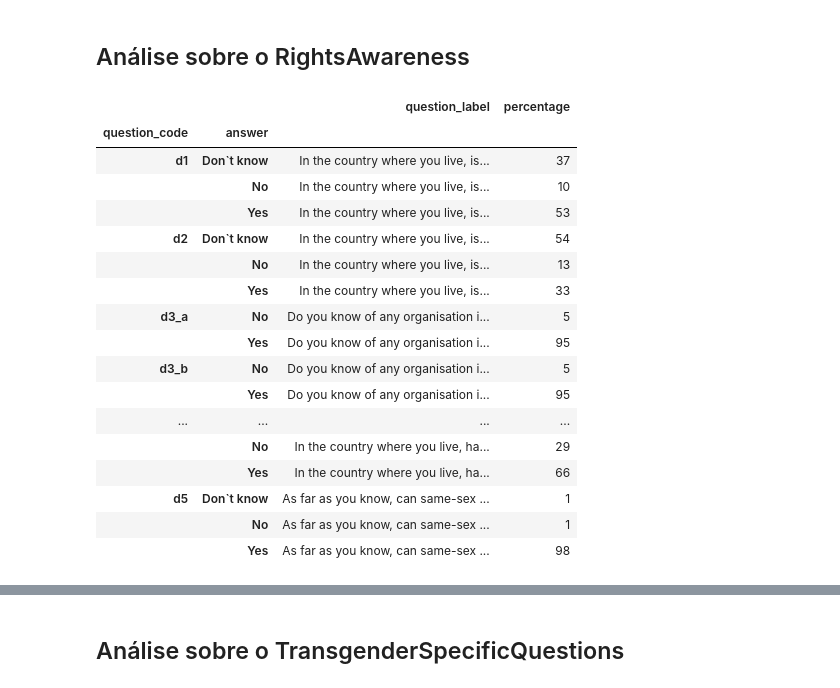
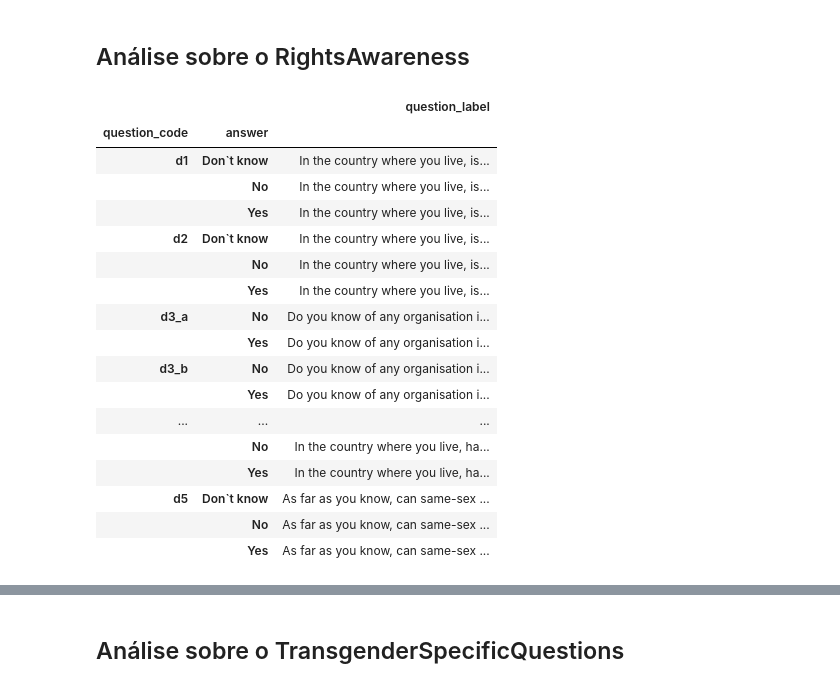
Before and after one commit to gilouzi/Data-Science-LGBT_EU, a Jupyter notebook: Questions_and_Answers.ipynb, the cells around one changed output, grey strips where cells are left out. Drawn from its saved outputs; the diff is of its cells as text; code cells hidden in the pictures.

```diff
--- a/Questions_and_Answers.ipynb
+++ b/Questions_and_Answers.ipynb
@@ -7,10 +7,9 @@ import pandas as pd
 - **Fontes**:
     - https://www.kaggle.com/ruslankl/european-union-lgbt-survey-2012
 # %%
-df_DailyLife = pd.read_csv('./european-union-lgbt-survey-2012/LGBT_Survey_DailyLife.csv')
-df_Discrim = pd.read_csv('./european-union-lgbt-survey-2012/LGBT_Survey_Discrimination.csv')
-df_RightsAwar = pd.read_csv('./european-union-lgbt-survey-2012/LGBT_Survey_RightsAwareness.csv')
-df_SubsetSize = pd.read_csv('./european-union-lgbt-survey-2012/LGBT_Survey_SubsetSize.csv')
-df_TransSpecQ = pd.read_csv('./european-union-lgbt-survey-2012/LGBT_Survey_TransgenderSpecificQuestions.csv')
-df_ViolHaras = pd.read_csv('./european-union-lgbt-survey-2012/LGBT_Survey_ViolenceAndHarassment.csv')
+df_DailyLife = pd.read_csv('./cleaned-survey-data-2012/DailyLife.csv')
+df_Discrim = pd.read_csv('./cleaned-survey-data-2012/Discrimination.csv')
+df_RightsAwar = pd.read_csv('./cleaned-survey-data-2012/RightsAwareness.csv')
+df_TransSpecQ = pd.read_csv('./cleaned-survey-data-2012/TransgenderSpecificQuestions.csv')
+df_ViolHaras = pd.read_csv('./cleaned-survey-data-2012/ViolenceAndHarrassment.csv')
 # %% [markdown]
@@ -18,7 +17,7 @@ df_ViolHaras = pd.read_csv('./european-union-lgbt-survey-2012/LGBT_Survey_Violen
 # %%
 def group_question(df, df_name):
     df_quest = df.copy()
-    df_quest.drop(['CountryCode', 'subset', 'notes'], axis=1, inplace=True)
+    df_quest.drop(['CountryName', 'subset', 'CountryID', 'percentage'], axis=1, inplace=True)
     df_quest = df_quest.groupby(['question_code', 'answer'])
     df_quest.first().reset_index().to_csv('questions/' + df_name + 'Quest.csv')
     return df_quest.first()
@@ -73,23 +119,23 @@ group_question(df_Discrim, 'Discrim')
 # %% [markdown]
 ## Análise sobre o RightsAwareness
 # %%
-group_question(df_RightsAwar, 'RightsAwar')
+group_question(df_RightsAwar, 'df_RightsAwar')
 # %% [output]
-|  |  | question_label | percentage |
-| question_code | answer |  |  |
-| d1 | Don`t know | In the country where you live, is... | 37 |
-|  | No | In the country where you live, is... | 10 |
-|  | Yes | In the country where you live, is... | 53 |
-| d2 | Don`t know | In the country where you live, is... | 54 |
-|  | No | In the country where you live, is... | 13 |
-|  | Yes | In the country where you live, is... | 33 |
-| d3_a | No | Do you know of any organisation i... | 5 |
-|  | Yes | Do you know of any organisation i... | 95 |
-| d3_b | No | Do you know of any organisation i... | 5 |
-|  | Yes | Do you know of any organisation i... | 95 |
-| ... | ... | ... | ... |
-|  | No | In the country where you live, ha... | 29 |
-|  | Yes | In the country where you live, ha... | 66 |
-| d5 | Don`t know | As far as you know, can same-sex ... | 1 |
-|  | No | As far as you know, can same-sex ... | 1 |
-|  | Yes | As far as you know, can same-sex ... | 98 |
+|  |  | question_label |
+| question_code | answer |  |
+| d1 | Don`t know | In the country where you live, is... |
+|  | No | In the country where you live, is... |
+|  | Yes | In the country where you live, is... |
+| d2 | Don`t know | In the country where you live, is... |
+|  | No | In the country where you live, is... |
+|  | Yes | In the country where you live, is... |
+| d3_a | No | Do you know of any organisation i... |
+|  | Yes | Do you know of any organisation i... |
+| d3_b | No | Do you know of any organisation i... |
+|  | Yes | Do you know of any organisation i... |
+| ... | ... | ... |
+|  | No | In the country where you live, ha... |
+|  | Yes | In the country where you live, ha... |
+| d5 | Don`t know | As far as you know, can same-sex ... |
+|  | No | As far as you know, can same-sex ... |
+|  | Yes | As far as you know, can same-sex ... |
```
Also changed, not shown: parts of 12 cells of this notebook, 34 other files.
